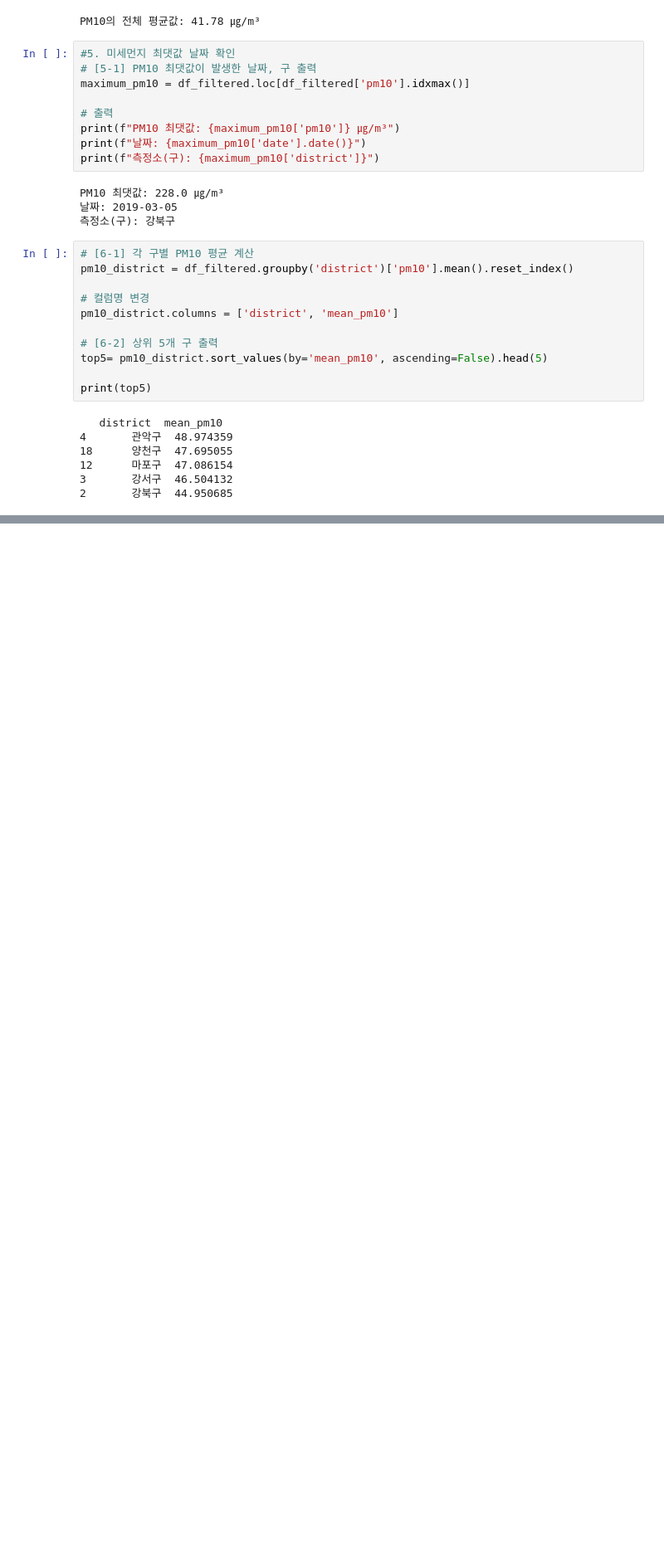
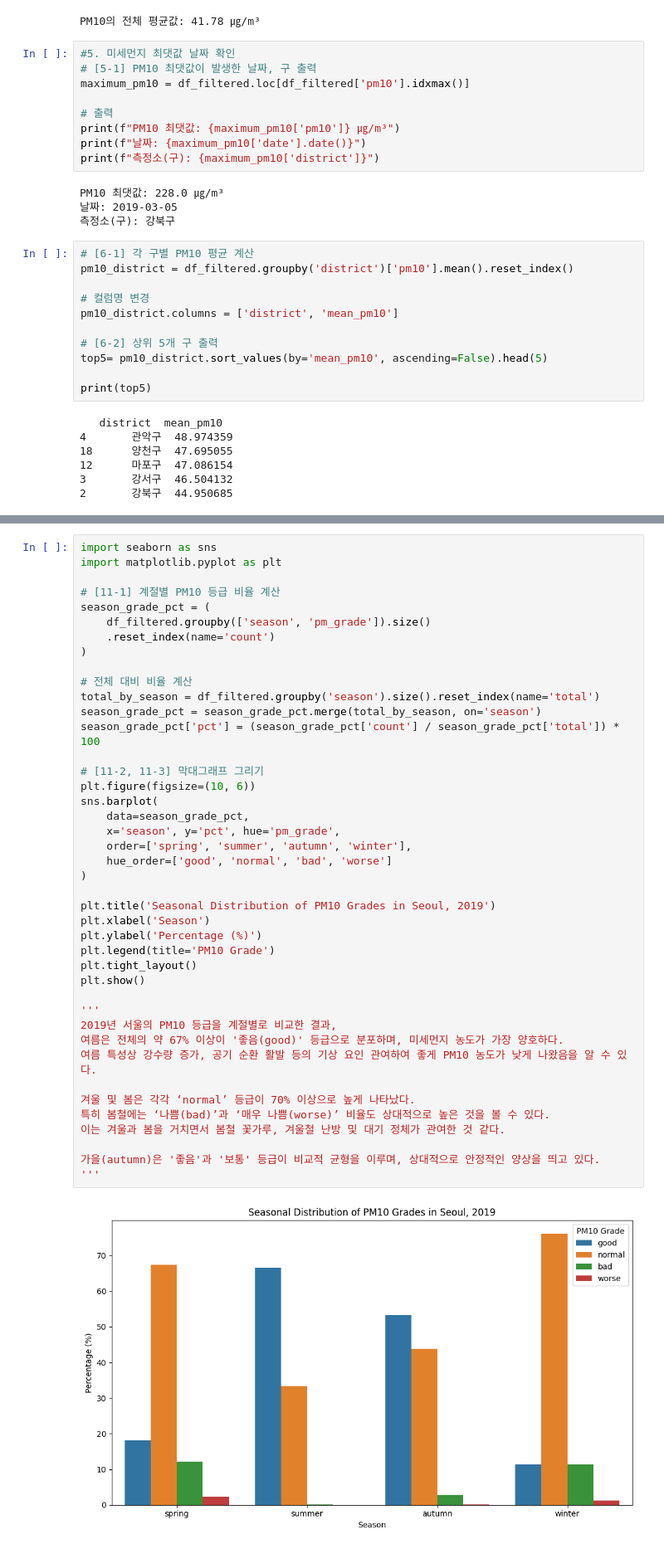
Before and after one commit to Kim-Yeryoung/12W_Quiz, a Jupyter notebook: 22100143_Kim, Yeryoung_12W_quiz.ipynb, the cells around one changed output, grey strips where cells are left out. Shown at 83% size. Cells and saved outputs as stored; diff of their text form; blank space fills up the shorter version.

```diff
--- a/22100143_Kim, Yeryoung_12W_quiz.ipynb
+++ b/22100143_Kim, Yeryoung_12W_quiz.ipynb
@@ -229,0 +310,44 @@ print(seasonal_mean_sorted)
+# %%
+import seaborn as sns
+import matplotlib.pyplot as plt
+
+# [11-1] 계절별 PM10 등급 비율 계산
+season_grade_pct = (
+    df_filtered.groupby(['season', 'pm_grade']).size()
+    .reset_index(name='count')
+)
+
+# 전체 대비 비율 계산
+total_by_season = df_filtered.groupby('season').size().reset_index(name='total')
+season_grade_pct = season_grade_pct.merge(total_by_season, on='season')
+season_grade_pct['pct'] = (season_grade_pct['count'] / season_grade_pct['total']) * 100
+
+# [11-2, 11-3] 막대그래프 그리기
+plt.figure(figsize=(10, 6))
+sns.barplot(
+    data=season_grade_pct,
+    x='season', y='pct', hue='pm_grade',
+    order=['spring', 'summer', 'autumn', 'winter'],
+    hue_order=['good', 'normal', 'bad', 'worse']
+)
+
+plt.title('Seasonal Distribution of PM10 Grades in Seoul, 2019')
+plt.xlabel('Season')
+plt.ylabel('Percentage (%)')
+plt.legend(title='PM10 Grade')
+plt.tight_layout()
+plt.show()
+
+'''
+2019년 서울의 PM10 등급을 계절별로 비교한 결과,
+여름은 전체의 약 67% 이상이 '좋음(good)' 등급으로 분포하며, 미세먼지 농도가 가장 양호하다.
+여름 특성상 강수량 증가, 공기 순환 활발 등의 기상 요인 관여하여 좋게 PM10 농도가 낮게 나왔음을 알 수 있다.
+
+겨울 및 봄은 각각 ‘normal’ 등급이 70% 이상으로 높게 나타났다.
+특히 봄철에는 ‘나쁨(bad)’과 ‘매우 나쁨(worse)’ 비율도 상대적으로 높은 것을 볼 수 있다.
+이는 겨울과 봄을 거치면서 봄철 꽃가루, 겨울철 난방 및 대기 정체가 관여한 것 같다.
+
+가을(autumn)은 '좋음'과 '보통' 등급이 비교적 균형을 이루며, 상대적으로 안정적인 양상을 띄고 있다.
+'''
+# %% [output]
+[figure, added]
```
Also changed, not shown: parts of 4 cells of this notebook.
